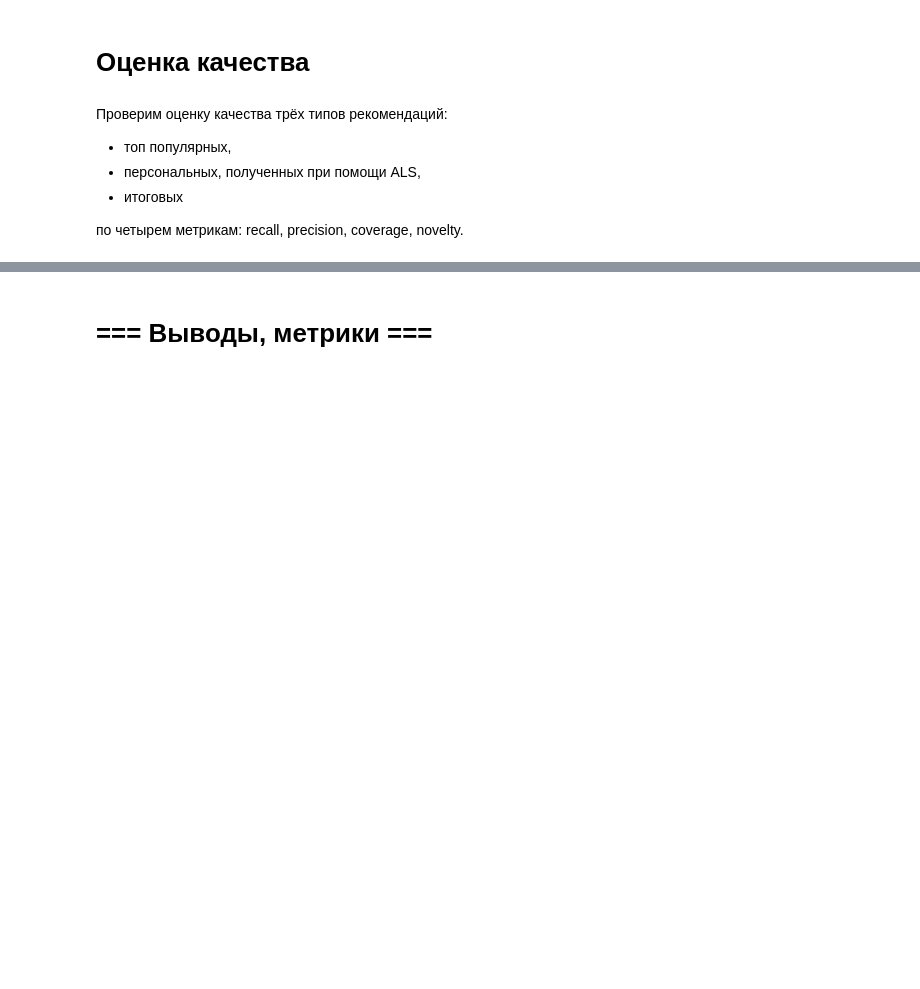
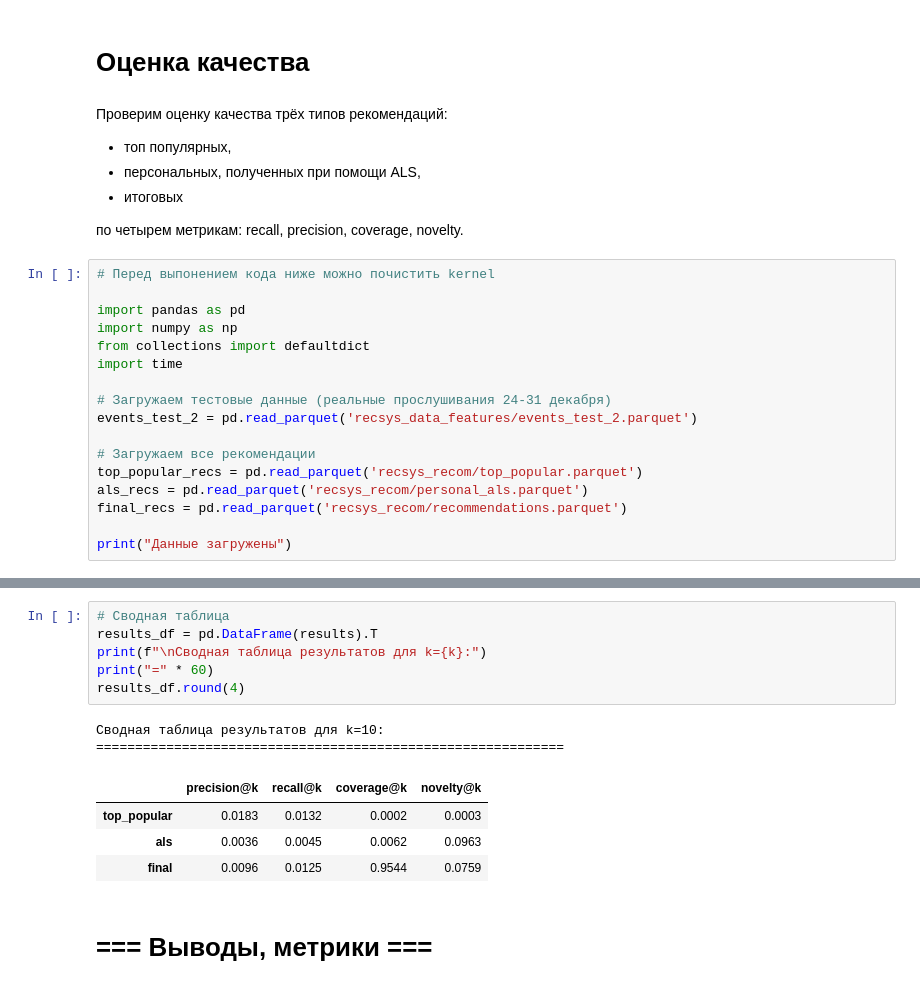
Before and after one commit to ozerge/mle-project-sprint-4-v001, a Jupyter notebook: recommendations.ipynb, the cells around one changed output, grey strips where cells are left out. Drawn from its saved outputs; the diff is of its cells as text; blank space fills up the shorter version.

```diff
--- a/recommendations.ipynb
+++ b/recommendations.ipynb
@@ -3922,3 +3922,20 @@ recsys/recommendations/recommendations.parquet - ЗАГРУЖЕН
 - итоговых
 
 по четырем метрикам: recall, precision, coverage, novelty.
+# %%
+# Перед выпонением кода ниже можно почистить kernel
+
+import pandas as pd
+import numpy as np
+from collections import defaultdict
+import time
+
+# Загружаем тестовые данные (реальные прослушивания 24-31 декабря)
+events_test_2 = pd.read_parquet('recsys_data_features/events_test_2.parquet')
+
+# Загружаем все рекомендации
+top_popular_recs = pd.read_parquet('recsys_recom/top_popular.parquet')
+als_recs = pd.read_parquet('recsys_recom/personal_als.parquet')
+final_recs = pd.read_parquet('recsys_recom/recommendations.parquet')
+
+print("Данные загружены")
@@ -3925,3 +4086,16 @@ recsys/recommendations/recommendations.parquet - ЗАГРУЖЕН
+# %%
+# Сводная таблица
+results_df = pd.DataFrame(results).T
+print(f"\nСводная таблица результатов для k={k}:")
+print("=" * 60)
+results_df.round(4)
+# %% [output]
+Сводная таблица результатов для k=10:
+============================================================
+|  | precision@k | recall@k | coverage@k | novelty@k |
+| top_popular | 0.0183 | 0.0132 | 0.0002 | 0.0003 |
+| als | 0.0036 | 0.0045 | 0.0062 | 0.0963 |
+| final | 0.0096 | 0.0125 | 0.9544 | 0.0759 |
 # %% [markdown]
 # === Выводы, метрики ===
 # %% [markdown]
```
Also changed, not shown: parts of 3 cells of this notebook, 4 other files.
